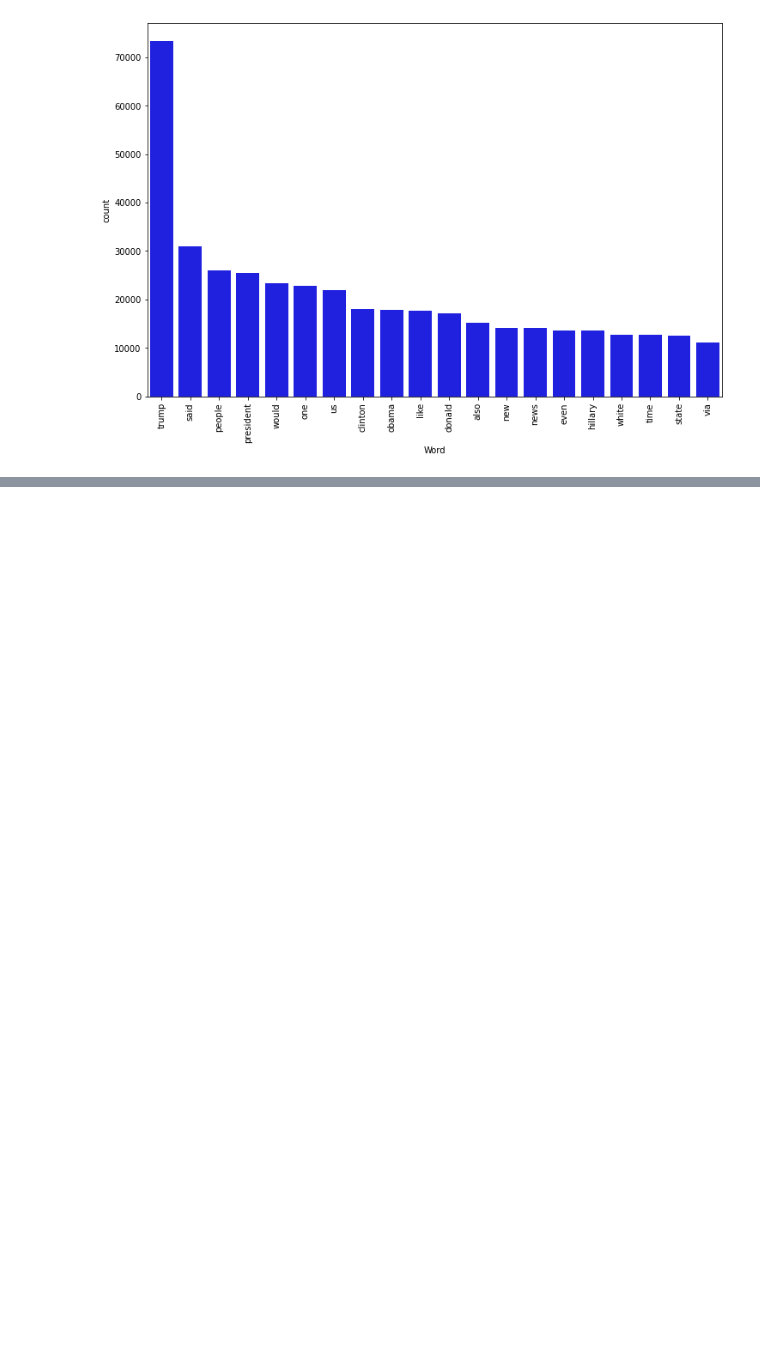
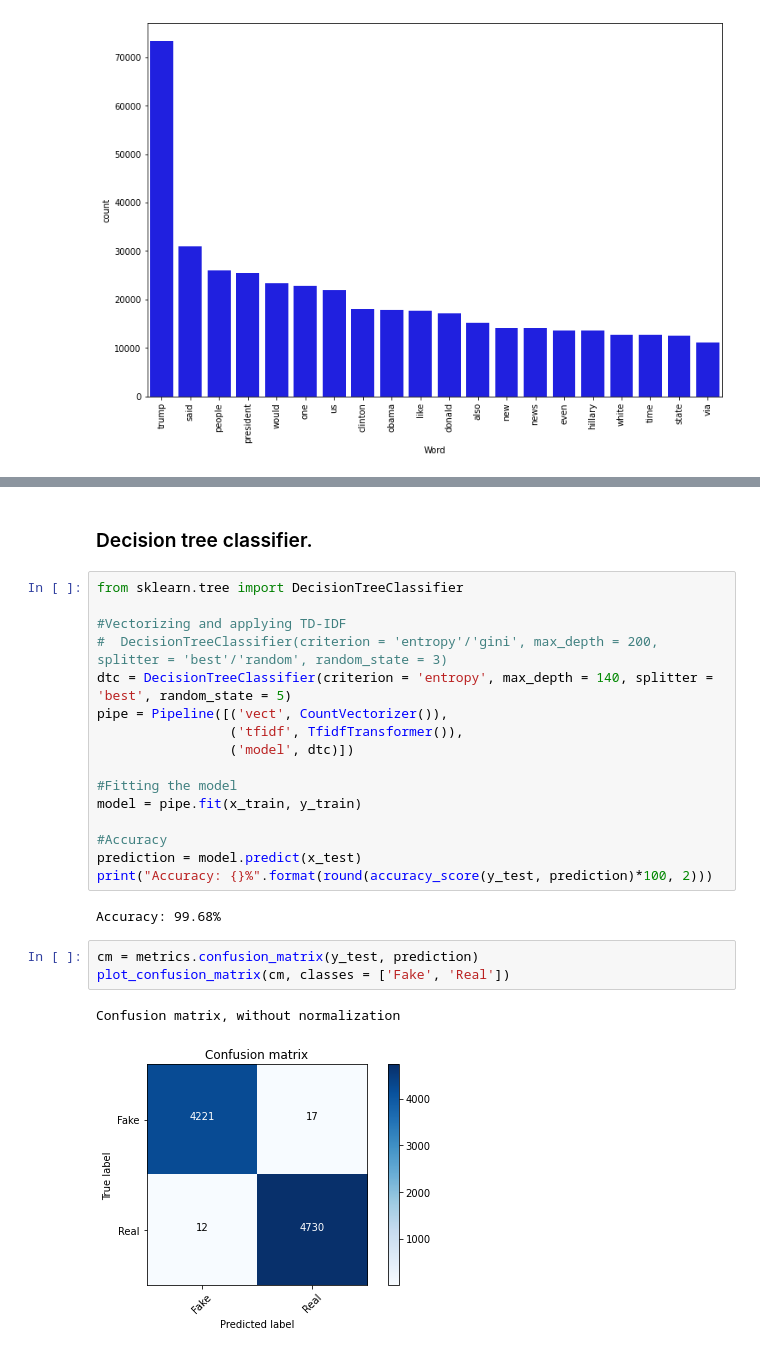
Before and after one commit to Elben1996/Fake_news_detection, a Jupyter notebook: Fake news detection.ipynb, the cells around one changed output, grey strips where cells are left out. Saved outputs shown, nothing was run; the diff lists cells and outputs as text; blank space fills up the shorter version.

```diff
--- a/Fake news detection.ipynb
+++ b/Fake news detection.ipynb
@@ -256,0 +284,26 @@ def plot_confusion_matrix(cm, classes, normalize=False, title='Confusion matrix'
+# %% [markdown]
+### Decision tree classifier.
+# %%
+from sklearn.tree import DecisionTreeClassifier
+
+#Vectorizing and applying TD-IDF
+#  DecisionTreeClassifier(criterion = 'entropy'/'gini', max_depth = 200, splitter = 'best'/'random', random_state = 3)
+dtc = DecisionTreeClassifier(criterion = 'entropy', max_depth = 140, splitter = 'best', random_state = 5)
+pipe = Pipeline([('vect', CountVectorizer()),
+                 ('tfidf', TfidfTransformer()),
+                 ('model', dtc)])
+
+#Fitting the model
+model = pipe.fit(x_train, y_train)
+
+#Accuracy
+prediction = model.predict(x_test)
+print("Accuracy: {}%".format(round(accuracy_score(y_test, prediction)*100, 2)))
+# %% [output]
+Accuracy: 99.68%
+# %%
+cm = metrics.confusion_matrix(y_test, prediction)
+plot_confusion_matrix(cm, classes = ['Fake', 'Real'])
+# %% [output]
+Confusion matrix, without normalization
+[figure, added]
```
Also changed, not shown: parts of 22 cells of this notebook.
